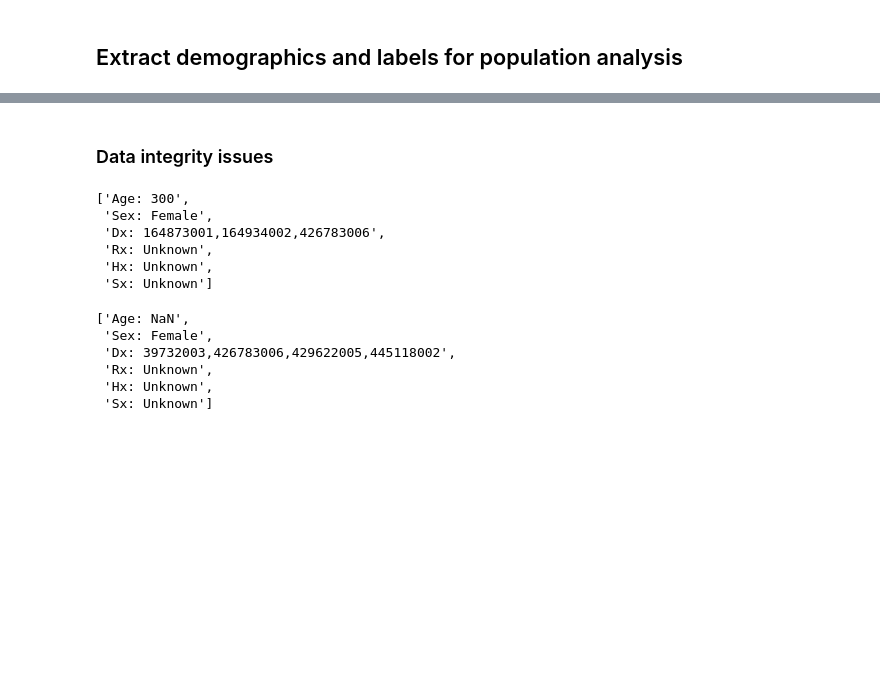
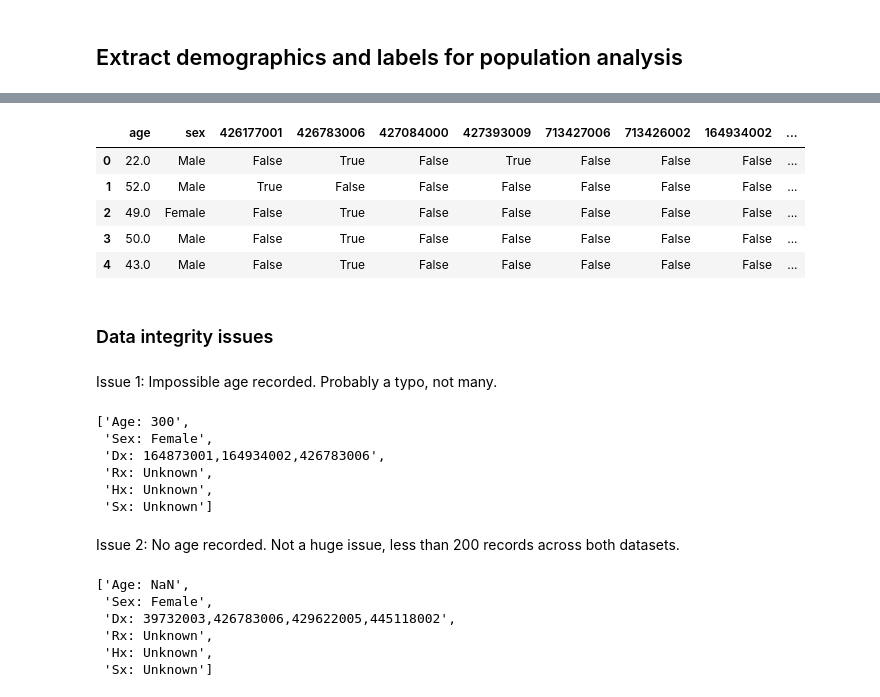
Before and after one commit to ShaunKyle/MisdiagnosisOfAthleteECG, a Jupyter notebook: nbs/PhysioNet2020-datasets.ipynb, the cells around one changed output, grey strips where cells are left out. Saved outputs shown, nothing was run; the diff lists cells and outputs as text; code cells hidden in the pictures; blank space fills up the shorter version.

```diff
--- a/nbs/PhysioNet2020-datasets.ipynb
+++ b/nbs/PhysioNet2020-datasets.ipynb
@@ -235,5 +270,16 @@ georgia_df = records_to_demographics_table(georgia_records)
+# %%
+ptbxl_df.head()
+# %% [output]
+|  | age | sex | 426177001 | 426783006 | 427084000 | 427393009 | 713427006 | 713426002 | 164934002 | ... |
+| 0 | 22.0 | Male | False | True | False | True | False | False | False | ... |
+| 1 | 52.0 | Male | True | False | False | False | False | False | False | ... |
+| 2 | 49.0 | Female | False | True | False | False | False | False | False | ... |
+| 3 | 50.0 | Male | False | True | False | False | False | False | False | ... |
+| 4 | 43.0 | Male | False | True | False | False | False | False | False | ... |
 # %% [markdown]
 ### Data integrity issues
+# %% [markdown]
+Issue 1: Impossible age recorded. Probably a typo, not many.
 # %%
 # Note: There seem to be errors in some of the comments.
 # Like this 300 year old lady.
@@ -246,6 +292,8 @@ header.comments
  'Rx: Unknown',
  'Hx: Unknown',
  'Sx: Unknown']
+# %% [markdown]
+Issue 2: No age recorded. Not a huge issue, less than 200 records across both datasets.
 # %%
 # Some records don't have an age recorded. Represented with "NaN".
 header = wfdb.rdheader("data/challenge-2020/1.0.2/training/ptb-xl/g6/HR05040")
```
Also changed, not shown: parts of 16 cells of this notebook.
